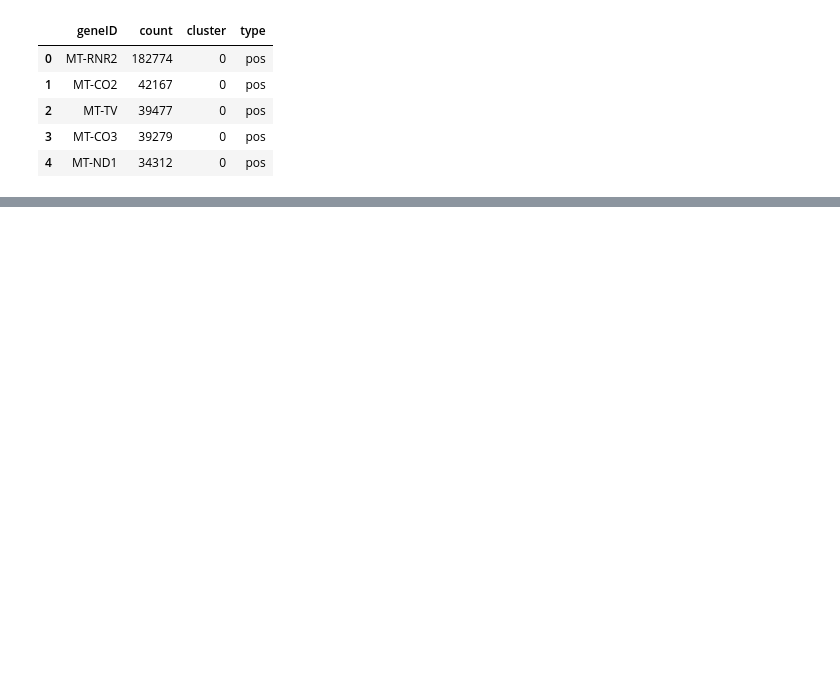
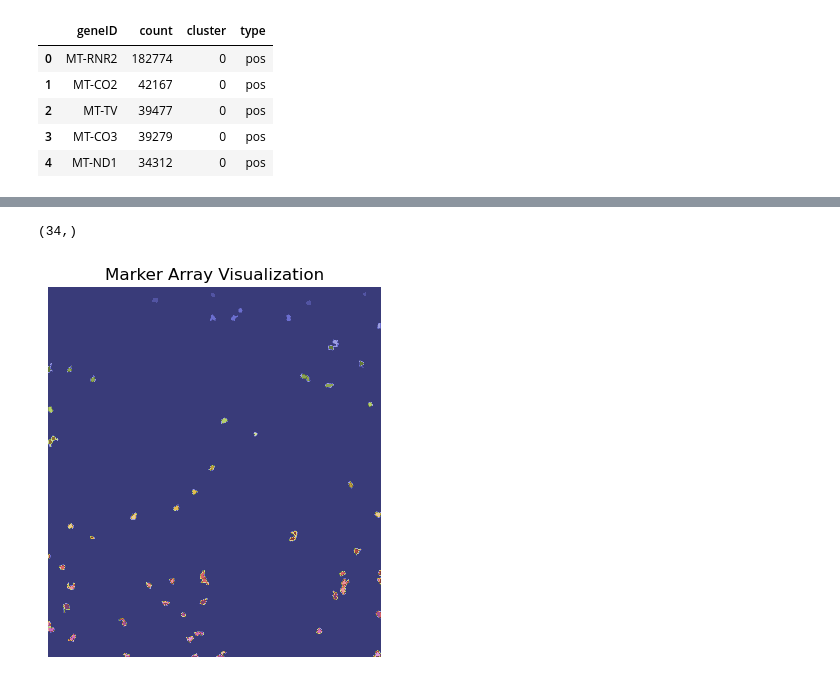
Before and after one commit to brigbrog/SpatialSegmentation, a Jupyter notebook: benchmarking/workflow_tester.ipynb, the cells around one changed output, grey strips where cells are left out. Saved outputs shown, nothing was run; the diff lists cells and outputs as text; code cells hidden in the pictures; blank space fills up the shorter version.

```diff
--- a/benchmarking/workflow_tester.ipynb
+++ b/benchmarking/workflow_tester.ipynb
@@ -208,2 +305,8 @@ engine_res.head(20)
 # %%
 engine_res.to_csv("/Users/brianbrogan/Desktop/KI24/figures/compare_engine_test.csv", index=False)
+# %%
+print(comparatorTester.markers.shape)
+manager.view_marker_array(marker_array=comparatorTester.markers[10])
+# %% [output]
+(34,)
+[figure, added]
```
Also changed, not shown: parts of 17 cells of this notebook, 1 other file.
